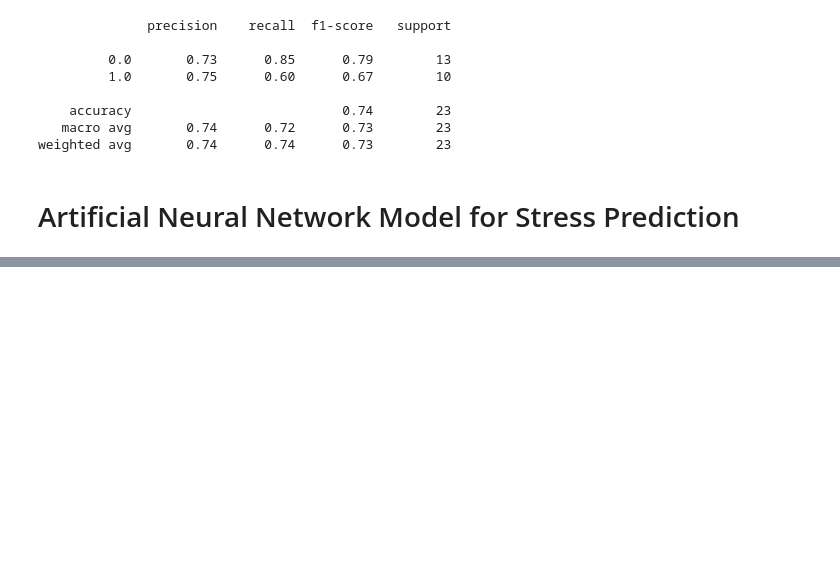
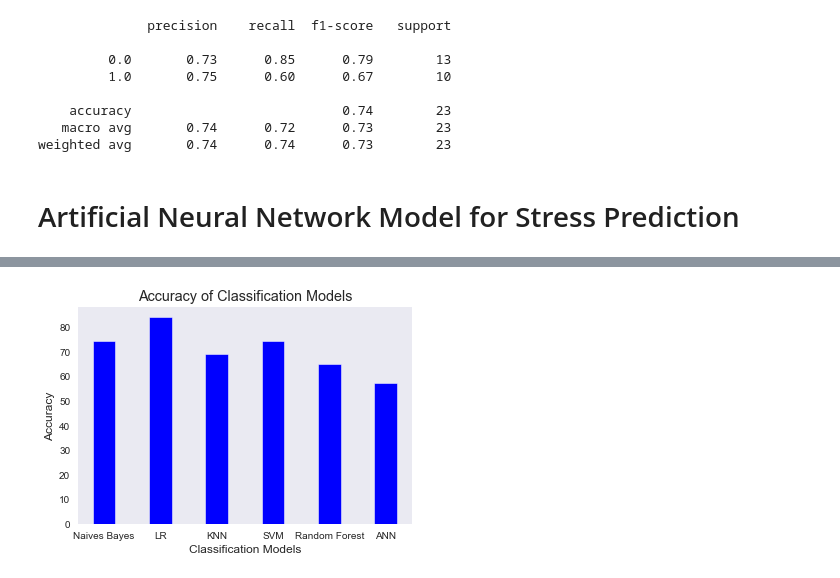
Before and after one commit to Applied-Machine-Learning-2022/final-project-stay-hard-uk, a Jupyter notebook: automobile_stress.ipynb, the cells around one changed output, grey strips where cells are left out. Saved outputs shown, nothing was run; the diff lists cells and outputs as text; code cells hidden in the pictures; blank space fills up the shorter version.

```diff
--- a/automobile_stress.ipynb
+++ b/automobile_stress.ipynb
@@ -871,0 +1044,8 @@ X_train_scaled.shape
+# %%
+model_dict = {'Naives Bayes'}
+
+model_dict= {'Models': ['Naives Bayes', 'LR', 'KNN', 'SVM', 'Random Forest', 'ANN'],
+        'Accuracies': [74, 84, 69, 74, 65, 57]}
+model_df = pd.DataFrame.from_dict(model_dict)
+
+model_df
@@ -871,0 +1060,12 @@ X_train_scaled.shape
+# %%
+
+# creating the bar plot
+plt.bar(model_df['Models'], model_df['Accuracies'], color ='blue',
+        width = 0.4)
+
+plt.xlabel("Classification Models")
+plt.ylabel("Accuracy")
+plt.title("Accuracy of Classification Models")
+plt.show()
+# %% [output]
+[figure, added]
```
Also changed, not shown: parts of 32 cells of this notebook.
